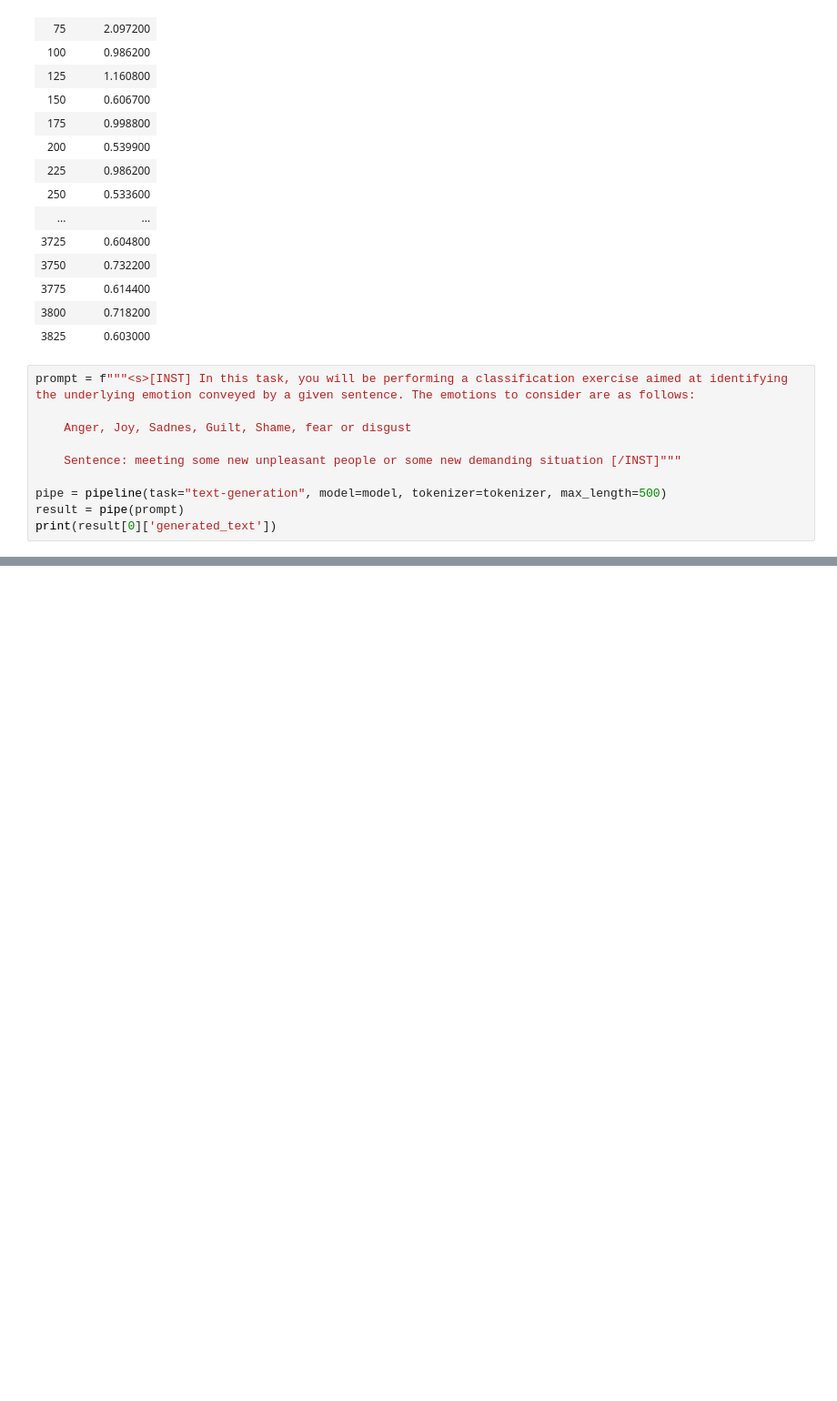
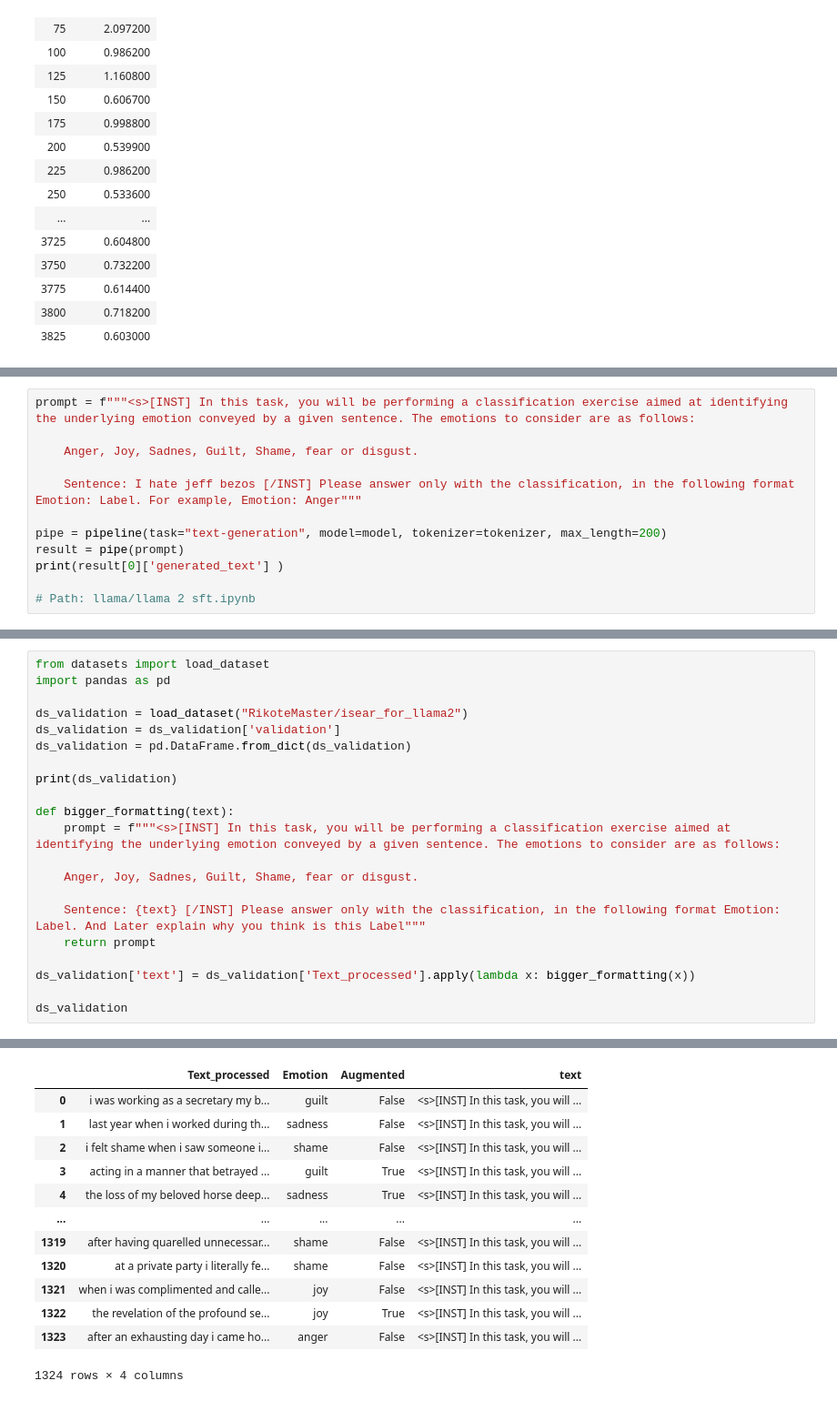
Before and after one commit to MarioRicoIbanez/dipsy, a Jupyter notebook: llama/llama 2 sft.ipynb, the cells around one changed output, grey strips where cells are left out. Shown: that part at 91% size. Cells and saved outputs as stored; diff of their text form; blank space fills up the shorter version.

Commit message:
Added: Tyring inference base chat model

```diff
--- a/llama/llama 2 sft.ipynb
+++ b/llama/llama 2 sft.ipynb
@@ -241,13 +243,3 @@ You're using a LlamaTokenizerFast tokenizer. Please note that with a fast tokeni
 | 3775 | 0.614400 |
 | 3800 | 0.718200 |
 | 3825 | 0.603000 |
-# %%
-prompt = f"""<s>[INST] In this task, you will be performing a classification exercise aimed at identifying the underlying emotion conveyed by a given sentence. The emotions to consider are as follows:
-
-    Anger, Joy, Sadnes, Guilt, Shame, fear or disgust
-
-    Sentence: meeting some new unpleasant people or some new demanding situation [/INST]"""
-
-pipe = pipeline(task="text-generation", model=model, tokenizer=tokenizer, max_length=500)
-result = pipe(prompt)
-print(result[0]['generated_text'])
@@ -259,0 +290,12 @@ print(result[0]['generated_text'])
+# %%
+prompt = f"""<s>[INST] In this task, you will be performing a classification exercise aimed at identifying the underlying emotion conveyed by a given sentence. The emotions to consider are as follows:
+
+    Anger, Joy, Sadnes, Guilt, Shame, fear or disgust.
+
+    Sentence: I hate jeff bezos [/INST] Please answer only with the classification, in the following format Emotion: Label. For example, Emotion: Anger"""
+
+pipe = pipeline(task="text-generation", model=model, tokenizer=tokenizer, max_length=200)
+result = pipe(prompt)
+print(result[0]['generated_text'] )
+
+# Path: llama/llama 2 sft.ipynb
@@ -259,0 +310,22 @@ print(result[0]['generated_text'])
+# %%
+from datasets import load_dataset
+import pandas as pd
+
+ds_validation = load_dataset("RikoteMaster/isear_for_llama2")
+ds_validation = ds_validation['validation']
+ds_validation = pd.DataFrame.from_dict(ds_validation)
+
+print(ds_validation)
+
+def bigger_formatting(text):
+    prompt = f"""<s>[INST] In this task, you will be performing a classification exercise aimed at identifying the underlying emotion conveyed by a given sentence. The emotions to consider are as follows:
+
+    Anger, Joy, Sadnes, Guilt, Shame, fear or disgust.
+
+    Sentence: {text} [/INST] Please answer only with the classification, in the following format Emotion: Label. And Later explain why you think is this Label"""
+    return prompt
+
+ds_validation['text'] = ds_validation['Text_processed'].apply(lambda x: bigger_formatting(x))
+
+ds_validation
+# %% [output]
@@ -259,0 +349,13 @@ print(result[0]['generated_text'])
+|  | Text_processed | Emotion | Augmented | text |
+| 0 | i was working as a secretary my b... | guilt | False | <s>[INST] In this task, you will ... |
+| 1 | last year when i worked during th... | sadness | False | <s>[INST] In this task, you will ... |
+| 2 | i felt shame when i saw someone i... | shame | False | <s>[INST] In this task, you will ... |
+| 3 | acting in a manner that betrayed ... | guilt | True | <s>[INST] In this task, you will ... |
+| 4 | the loss of my beloved horse deep... | sadness | True | <s>[INST] In this task, you will ... |
+| ... | ... | ... | ... | ... |
+| 1319 | after having quarelled unnecessar... | shame | False | <s>[INST] In this task, you will ... |
+| 1320 | at a private party i literally fe... | shame | False | <s>[INST] In this task, you will ... |
+| 1321 | when i was complimented and calle... | joy | False | <s>[INST] In this task, you will ... |
+| 1322 | the revelation of the profound se... | joy | True | <s>[INST] In this task, you will ... |
+| 1323 | after an exhausting day i came ho... | anger | False | <s>[INST] In this task, you will ... |
+1324 rows × 4 columns
```
Also changed, not shown: parts of 8 cells of this notebook.
